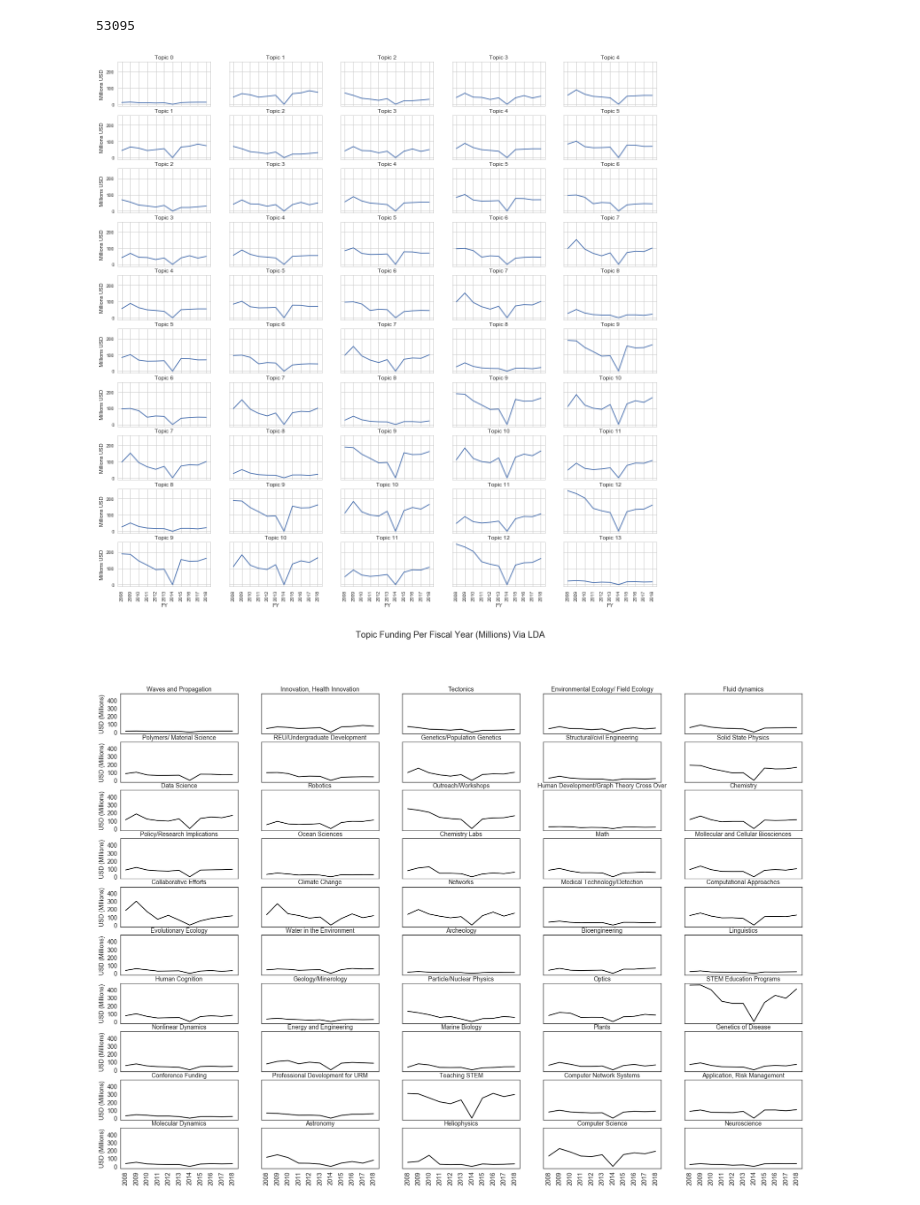
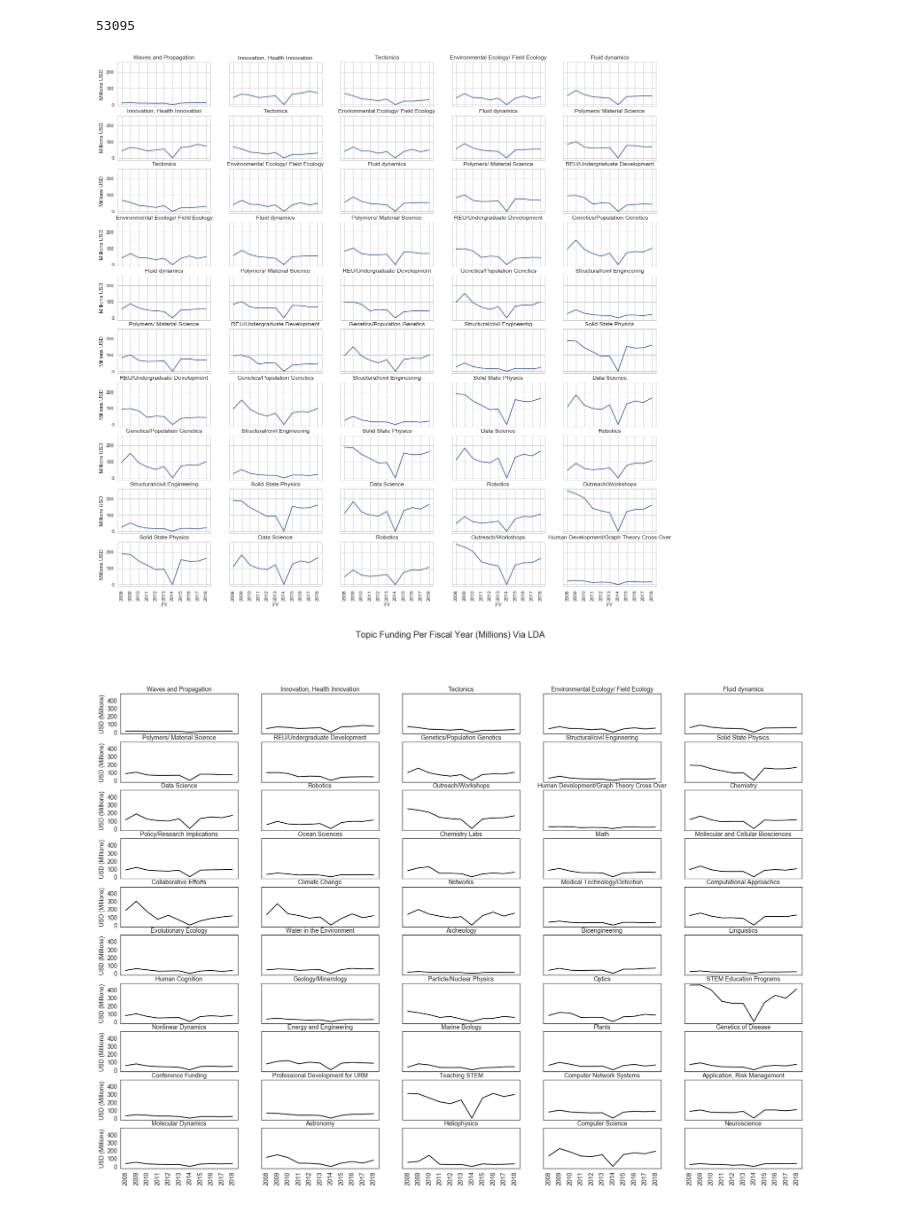
Before and after one commit to uva-bi-sdad/publicrd, a Jupyter notebook: src/Topic Modelling FR/AnalysisofTopics.ipynb, the cells around one changed output. Saved outputs shown, nothing was run; the diff lists cells and outputs as text; code cells hidden in the pictures.

```diff
--- a/src/Topic Modelling FR/AnalysisofTopics.ipynb
+++ b/src/Topic Modelling FR/AnalysisofTopics.ipynb
@@ -4,8 +4,11 @@ import numpy as np
 from random import random, normalvariate
 import matplotlib.pyplot as plt
 import seaborn as sns
+# %%
+file_path=('/home/sc2pg/src/prnd/publicrd/src/Topic Modelling FR/Data NSF 50 Topic Model (Old Lemmatizer)/')
+save_path=('/home/sc2pg/src/prnd/publicrd/graphics/Old LDA 50 Model/')
 # %%
-real_data=pd.read_csv('FinalNSFTopicDataFrame.csv')
+real_data=pd.read_csv(file_path+'FinalNSFTopicDataFrame.csv')
 df=real_data
 n_topics=50
 titles=['Waves and Propagation',
@@ -59,6 +62,7 @@ titles=['Waves and Propagation',
 'Computer Science',
 'Neuroscience'
 ]
+
 title_dict={}
 for i,j in enumerate(titles):
     title_dict['Topic_'+str(i)]=j
@@ -322,13 +289,13 @@ len(melted.loc[melted['Topic Proportion']>.5])
 # %%
 fig,ax=plt.subplots(10,5,sharey=True,sharex=True, figsize=[20,20])
 for y in range(5):
     for x in range(10):
         topic_num=x+y
         melted.groupby(['Topic','FY'])['Topic Funding'].sum().apply(lambda x: x/1000000)['Topic_'+str(topic_num)].plot(ax=ax[x,y])
         plt.sca(ax[x,y])
         plt.xticks(np.arange(2008,2019),rotation=90)
         plt.ylabel('Millions USD')
-        plt.title('Topic '+str(topic_num))
-plt.savefig('Total Spending NSF By Topic.png',dpi=900,bbox_inches='tight')
+        plt.title(titles[topic_num])
+plt.savefig(save_path+'Total Spending NSF By Topic.png',dpi=900,bbox_inches='tight')
 # %% [output]
-[figure, old version]
+[figure, new version]
```
Also changed, not shown: parts of 13 cells of this notebook, 26 other files.
